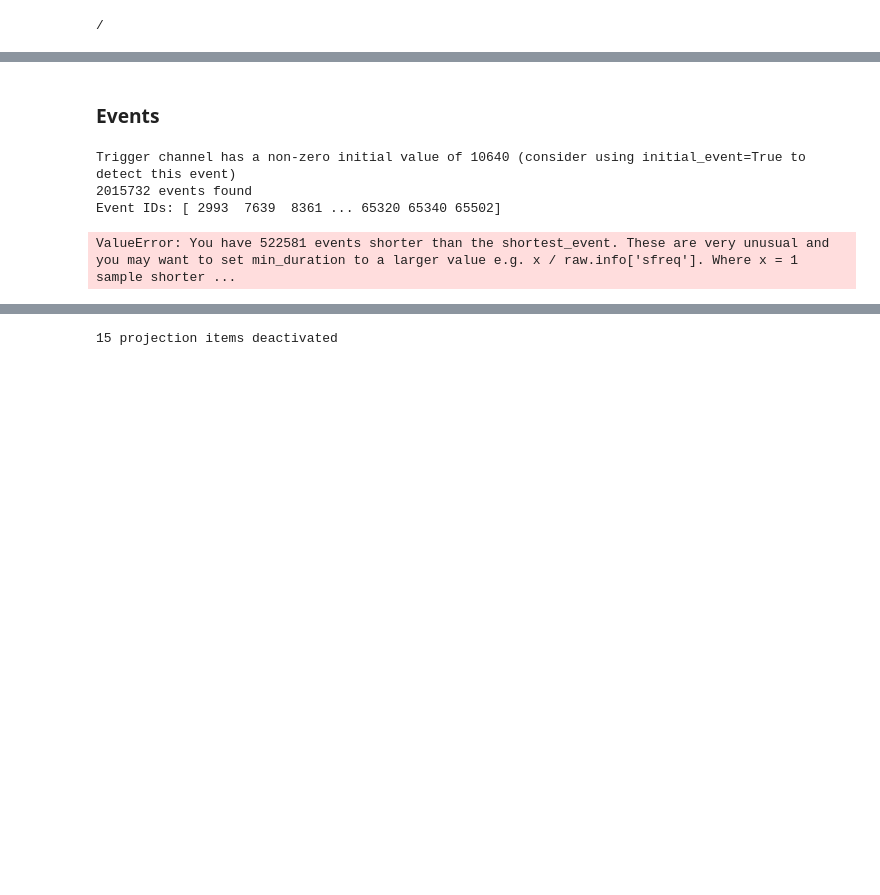
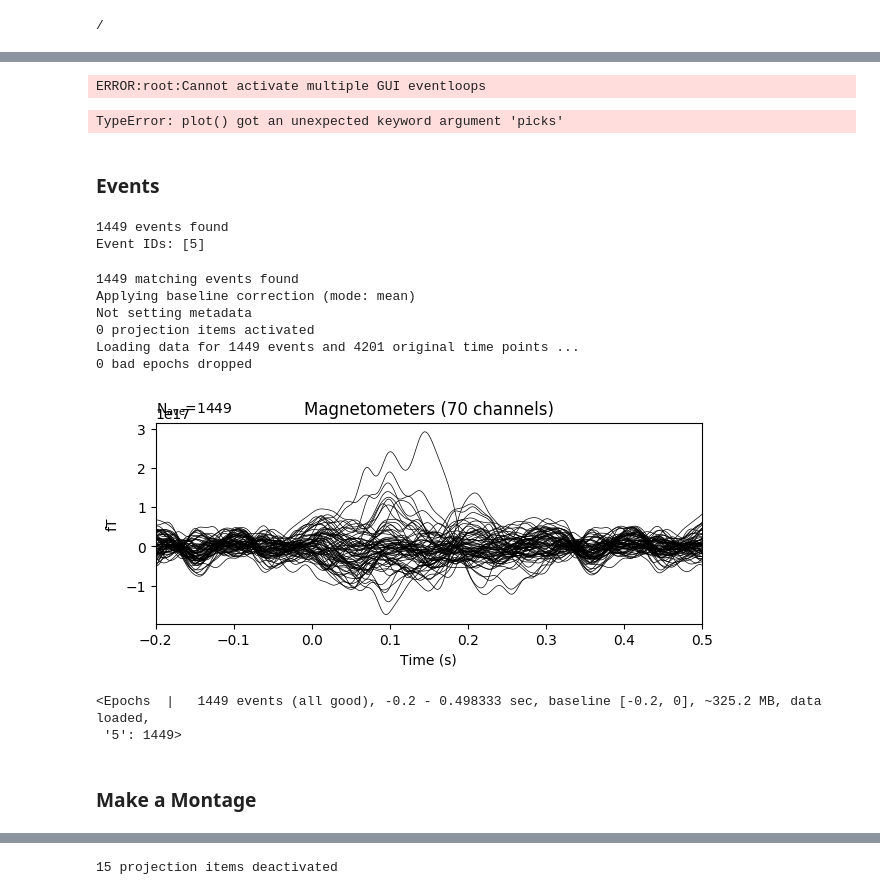
Before and after one commit to neurofractal/analyse_OPMEG, a Jupyter notebook: test_scripts/load_OPMdata_MNE.ipynb, the cells around one changed output, grey strips where cells are left out. Saved outputs shown, nothing was run; the diff lists cells and outputs as text; code cells hidden in the pictures; blank space fills up the shorter version.

```diff
--- a/test_scripts/load_OPMdata_MNE.ipynb
+++ b/test_scripts/load_OPMdata_MNE.ipynb
@@ -104,9 +139,44 @@ Ready.
+# %%
+fig = mne.viz.plot_alignment(raw.info, trans=None, dig=False, eeg=False,
+                             surfaces=[], meg=['sensors'],
+                             coord_frame='meg')
+mne.viz.set_3d_view(fig, azimuth=50, elevation=90, distance=0.5)
+# %% [output]
+ERROR:root:Cannot activate multiple GUI eventloops
+# %%
+raw.plot(highpass=2, lowpass=100, remove_dc=True, scalings = 'auto', start=10.0,duration = 60)
+# %% [output]
+TypeError: plot() got an unexpected keyword argument 'picks'
 # %% [markdown]
 ### Events
 # %%
-events = mne.find_events(raw, stim_channel='FluxZ-B',uint_cast=True)
+events = mne.find_events(raw_spare, stim_channel='NI-TRIG',uint_cast=True,min_duration=0.1)
 # %% [output]
-Trigger channel has a non-zero initial value of 10640 (consider using initial_event=True to detect this event)
-2015732 events found
-Event IDs: [ 2993  7639  8361 ... 65320 65340 65502]
+1449 events found
+Event IDs: [5]
-ValueError: You have 522581 events shorter than the shortest_event. These are very unusual and you may want to set min_duration to a larger value e.g. x / raw.info['sfreq']. Where x = 1 sample shorter ...
+# %%
+# Compute epochs
+tmin, tmax, event_id = -0.2, 0.5, 5  # take right-hand somato
+
+epochs = mne.Epochs(raw, events, event_id, tmin, tmax, picks=picks,
+                    baseline=(-0.2, 0), preload=True)
+# %% [output]
+1449 matching events found
+Applying baseline correction (mode: mean)
+Not setting metadata
+0 projection items activated
+Loading data for 1449 events and 4201 original time points ...
+0 bad epochs dropped
+# %%
+# compute evoked
+evoked = epochs.average()
+# %%
+# plot the result
+evoked.plot(time_unit='s')
+# %% [output]
+[figure, added]
+# %%
+epochs.resample(600)
+# %% [output]
+<Epochs  |   1449 events (all good), -0.2 - 0.498333 sec, baseline [-0.2, 0], ~325.2 MB, data loaded,
+ '5': 1449>
@@ -112,0 +185,2 @@ ValueError: You have 522581 events shorter than the shortest_event. These are ve
+# %% [markdown]
+### Make a Montage
```
Also changed, not shown: parts of 27 cells of this notebook, 5 other files.
